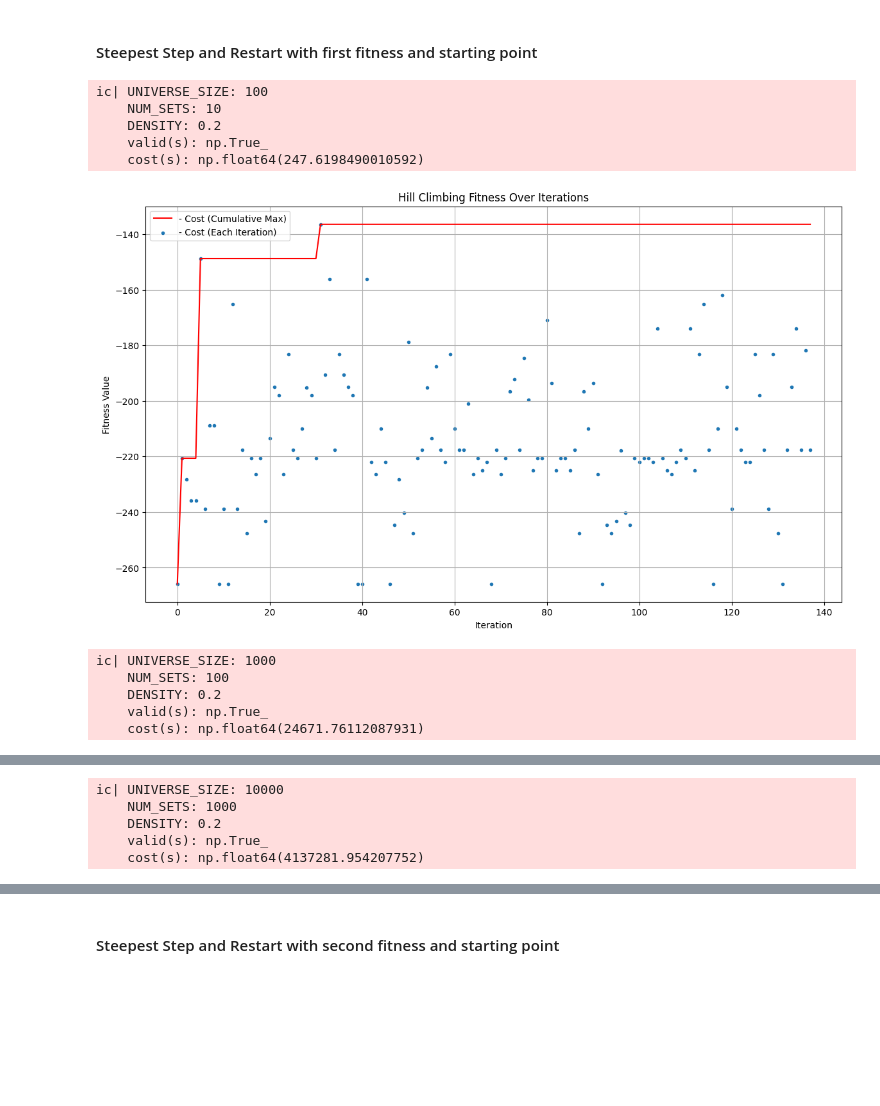
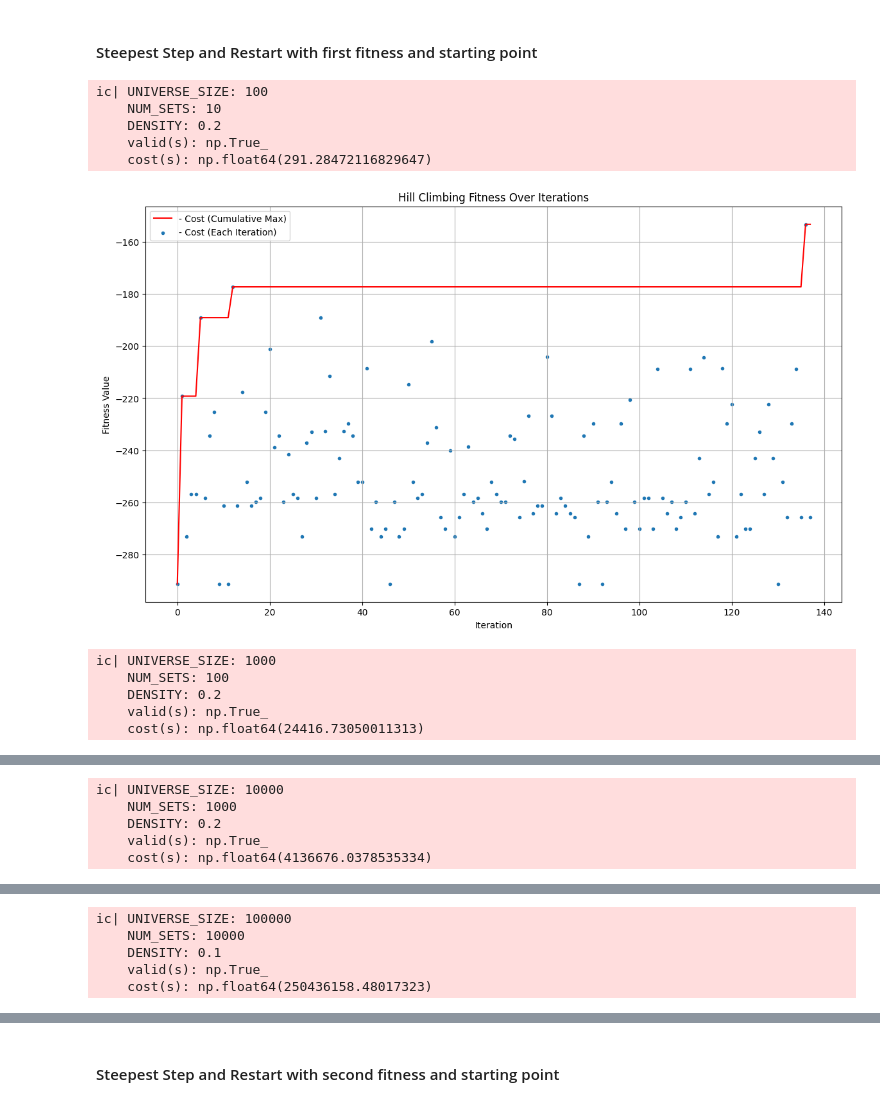
Before and after one commit to LeoneFabio/CI2024_lab1, a Jupyter notebook: set-cover.ipynb, the cells around one changed output, grey strips where cells are left out. Drawn from its saved outputs; the diff is of its cells as text; code cells hidden in the pictures; blank space fills up the shorter version.

```diff
--- a/set-cover.ipynb
+++ b/set-cover.ipynb
@@ -9,13 +9,15 @@ from matplotlib import pyplot as plt
 from icecream import ic
 import math
 # %%
-universe_size_instances = [100, 1000, 10_000]
-num_sets_instances = [10, 100, 1000]
-density_instances = [0.2, 0.2, 0.2]
+universe_size_instances = [100, 1000, 10_000, 100_000, 100_000, 100_000]
+num_sets_instances = [10, 100, 1000, 10_000, 10_000, 10_000]
+density_instances = [0.2, 0.2, 0.2, 0.1, 0.2, 0.3]
 num_instances = len(universe_size_instances)
 
 # assert all lists of instances have the same length
 assert len(num_sets_instances) == num_instances and len(density_instances) == num_instances
+
+file_path = "results.txt"
 # %%
 # Define a function to initialize the problem with given parameters
 def initialize_set_cover_problem(universe_size, num_sets, density):
@@ -167,20 +202,19 @@ def fitness_2(solution):
 def starting_point_1():
     return rng.random(NUM_SETS) < 1
 
-# Starting point: chance of 20% for each set to be taken
+# Starting point: chance of 0.1% for each set to be taken
 def starting_point_2():
-    return rng.random(NUM_SETS) < 0.01
+    return rng.random(NUM_SETS) < 0.001
 
 # Define a fixed number of steps as a stopping criterion
-def stopping_criterion():
-    NUM_STEPS = 150
+def stopping_criterion(NUM_STEPS):
     return range(NUM_STEPS)
 
 # A hill-climbing algorithm
 def hill_climbing(tweak, fitness, starting_point):
     solution = starting_point()
     history = [fitness(solution)]
-    for _ in stopping_criterion():
+    for _ in stopping_criterion(NUM_STEPS=150):
         new_solution = tweak(solution)
         history.append(fitness(new_solution))
         if fitness(new_solution) > fitness(solution):
@@ -381,7 +477,7 @@ ic| UNIVERSE_SIZE: 10000
 # %%
 NUM_RESTARTS = 3
 STEEPEST_STEP_CANDIDATES = 5
-TRUE_MAX_STEPS = max(stopping_criterion()) // STEEPEST_STEP_CANDIDATES
+TRUE_MAX_STEPS = max(stopping_criterion(NUM_STEPS=150)) // STEEPEST_STEP_CANDIDATES
 
 def steepest_step(solution, history, tweak=tweak_2, fitness=fitness_1):
     # Finds the best tweak among a set of candidates
@@ -416,27 +512,32 @@ def hill_climbing_with_restarts(init_fitness, fitness, starting_point):
 # %% [markdown]
 #### Steepest Step and Restart with first fitness and starting point
 # %%
-for index in range(num_instances):
-    initialize_set_cover_problem(universe_size_instances[index], num_sets_instances[index], density_instances[index])
+with open(file_path, 'a') as file:
+    file.write("\t\t\tHILL CLIMBING - STEEPEST STEP AND RESTART - FIRST FITNESS AND STARTING POINT\n")
+    for index in range(num_instances):
+        initialize_set_cover_problem(universe_size_instances[index], num_sets_instances[index], density_instances[index])
 
-    init_fitness = (False, float('-inf'))
-    s, history = hill_climbing_with_restarts(init_fitness, fitness=fitness_1, starting_point=starting_point_1)
-    ic(UNIVERSE_SIZE, NUM_SETS, DENSITY, valid(s), cost(s))
+        init_fitness = (False, float('-inf'))
+        s, history = hill_climbing_with_restarts(init_fitness, fitness=fitness_1, starting_point=starting_point_1)
+        stats = f"Instance {index + 1}:\n" \
+                f"UNIVERSE_SIZE = {UNIVERSE_SIZE}, NUM_SETS = {NUM_SETS}, DENSITY = {DENSITY}\n" \
+                f"Valid Solution: {valid(s)}, Cost: {cost(s)}\n\n"
+        ic(UNIVERSE_SIZE, NUM_SETS, DENSITY, valid(s), cost(s))
+        file.write(stats)
 
-    #first criterion: validity, second criterion: -cost
-    fitness_values = [second_fitness_criterion for first_fitness_criterion, second_fitness_criterion in history]
-    fitness_plot(fitness_values, "- Cost (Cumulative Max)", "- Cost (Each Iteration)")
-
-None
+        #first criterion: validity, second criterion: -cost
+        fitness_values = [second_fitness_criterion for first_fitness_criterion, second_fitness_criterion in history]
+        fitness_plot(fitness_values, "- Cost (Cumulative Max)", "- Cost (Each Iteration)")
+    file.write("\n\n")
 # %% [output]
 ic| UNIVERSE_SIZE: 100
     NUM_SETS: 10
     DENSITY: 0.2
     valid(s): np.True_
-    cost(s): np.float64(247.6198490010592)
+    cost(s): np.float64(291.28472116829647)
-[figure, old version]
+[figure, new version]
 ic| UNIVERSE_SIZE: 1000
     NUM_SETS: 100
     DENSITY: 0.2
     valid(s): np.True_
-    cost(s): np.float64(24671.76112087931)
+    cost(s): np.float64(24416.73050011313)
@@ -445,5 +546,10 @@ ic| UNIVERSE_SIZE: 10000
     NUM_SETS: 1000
     DENSITY: 0.2
     valid(s): np.True_
-    cost(s): np.float64(4137281.954207752)
+    cost(s): np.float64(4136676.0378535334)
 [figure]
+ic| UNIVERSE_SIZE: 100000
+    NUM_SETS: 10000
+    DENSITY: 0.1
+    valid(s): np.True_
+    cost(s): np.float64(250436158.48017323)
```
Also changed, not shown: parts of 12 cells of this notebook, 2 other files.
